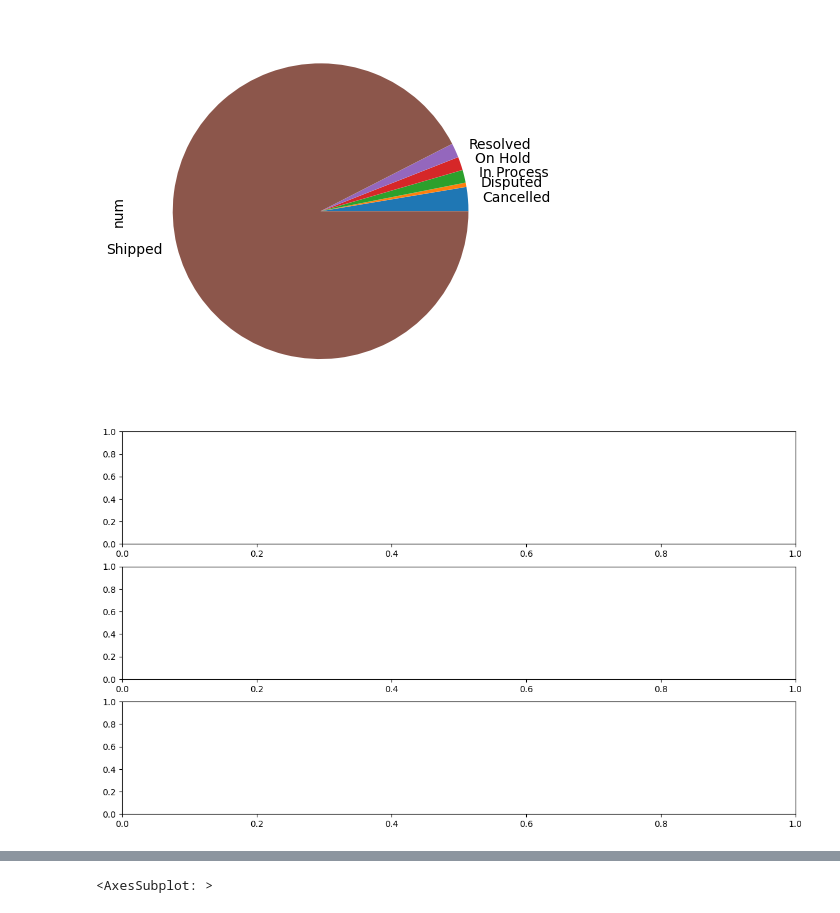
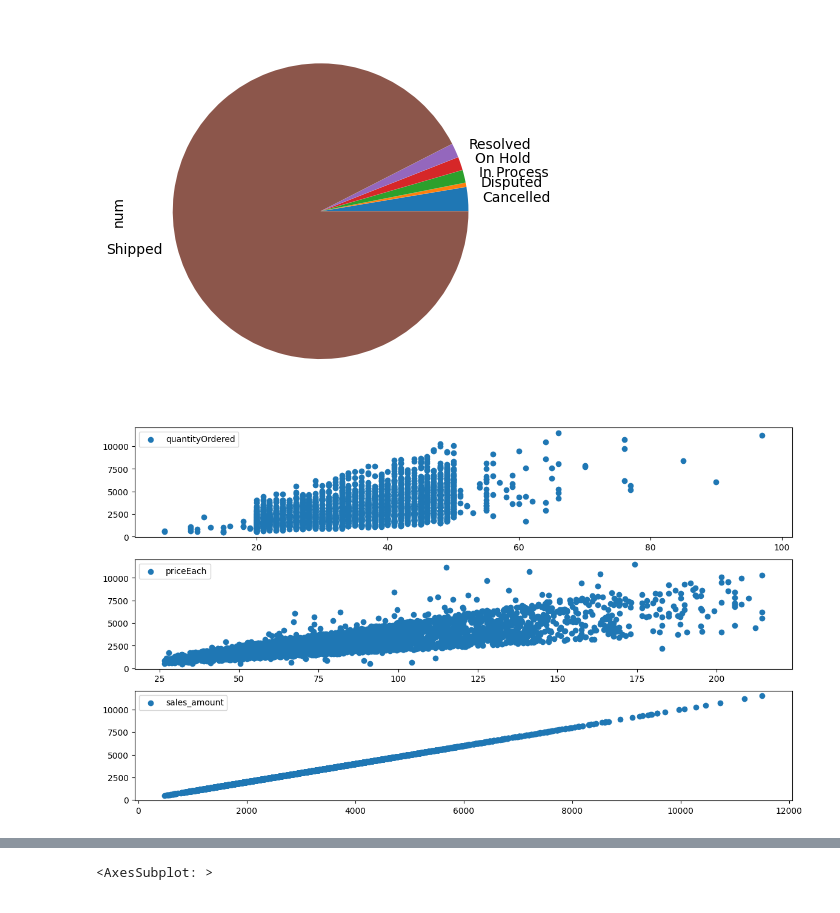
Before and after one commit to Patri-data12/pythonformacion, a Jupyter notebook: visualizacion/ejercicio_visualizacion.ipynb, the cells around one changed output, grey strips where cells are left out. Drawn from its saved outputs; the diff is of its cells as text; code cells hidden in the pictures.

Commit message:
more visual

```diff
--- a/visualizacion/ejercicio_visualizacion.ipynb
+++ b/visualizacion/ejercicio_visualizacion.ipynb
@@ -97,14 +97,19 @@ status_cats.plot(y='num', kind='pie', legend=False)
 <AxesSubplot: ylabel='num'>
 [figure]
 # %%
-#scatter
+# scatter
+variables = ['quantityOrdered', 'priceEach', 'sales_amount']
 
-variables = ['quantityOrderes','priceEach','sales_amount']
-
-fig =plt.figure(figsize = (14,8))
+fig = plt.figure(figsize = (14, 8))
 
 for i in range(0,3):
     fig.add_subplot(3, 1, i+1)
+    ax = plt.scatter(sales[variables[i]], sales[variables[2]], label=variables[i])
+    # plt.xlim(0.0, 100.0)
+    plt.legend()
+
+
+plt.show()
 # %% [output]
-[figure, old version]
+[figure, new version]
 # %%
```
Also changed, not shown: parts of 5 cells of this notebook, 1 other file.
